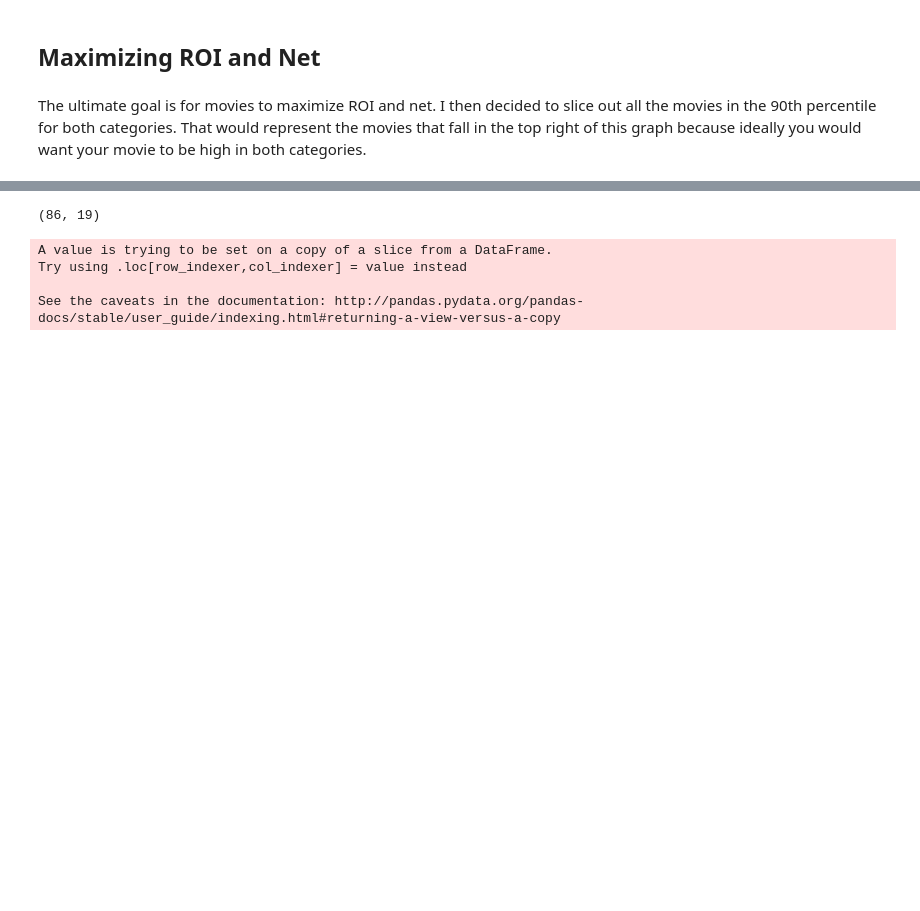
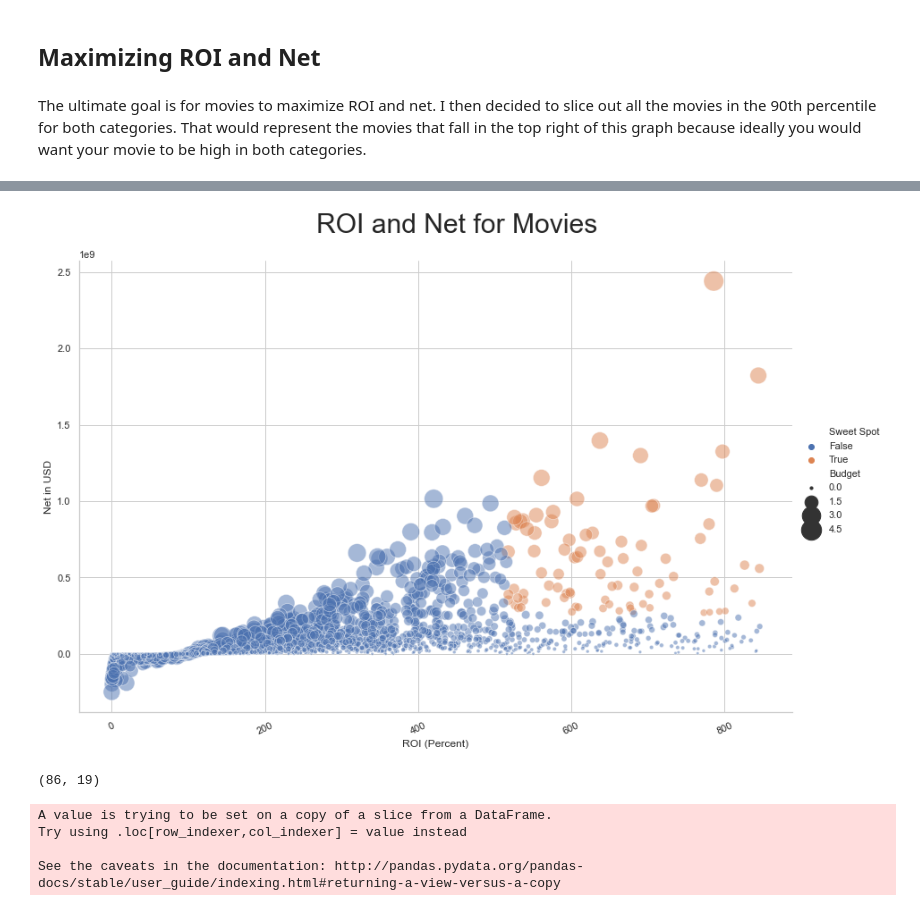
Before and after one commit to AnyOldRandomNameWillDOo/Module-1-Final-Project, a Jupyter notebook: Main Notebook.ipynb, the cells around one changed output, grey strips where cells are left out. Cells and saved outputs as stored; diff of their text form; code cells hidden in the pictures; blank space fills up the shorter version.

```diff
--- a/Main Notebook.ipynb
+++ b/Main Notebook.ipynb
@@ -626,3 +626,28 @@ g = sns.lmplot(x="ROI", y="Worldwide_Net",
+# %%
+# sns.relplot(x="ROI", y="Worldwide_Net", hue="Sweet Spot", size='Budget'
+#             sizes=(40, 400), alpha=.5, palette="muted",
+#             height=6, data=df_roi_fixed, size=8, aspect=1);
+# fig, ax = plt.subplots(figsize=(10,10))
+g = sns.relplot(x="ROI", y="Worldwide_Net", hue="Sweet Spot", size="Budget",
+                data=df_roi_fixed, sizes=(10, 500), alpha=.5, height=8, aspect=1.5)
+g.fig.suptitle('ROI and Net for Movies', y=1.05, fontsize=30)
+g.set(xlabel = 'ROI (Percent)', ylabel='Net in USD')
+
+# fmt1 = '${x:,.0f}'
+# tick1 = mtick.StrMethodFormatter(fmt1)
+# ax.yaxis.set_major_formatter(tick1)
+
+# fmt2 = '{x:.0f}%'
+# tick2 = mtick.StrMethodFormatter(fmt2)
+# ax.xaxis.set_major_formatter(tick2)
+
+# ax.set_ylabel('Total Net in USD', fontsize=15)
+# ax.set_xlabel('ROI', fontsize=15)
+# ax.set_title('Movie Budget vs. Return On Investment', fontsize=30)
+
+plt.xticks(rotation=25);
+# %% [output]
+[figure, added]
 # %%
 # Finding the 90th percentile of both ROI and net
 roi_90 = np.percentile(df_roi_fixed['ROI'], 90)
```
Also changed, not shown: parts of 34 cells of this notebook.
